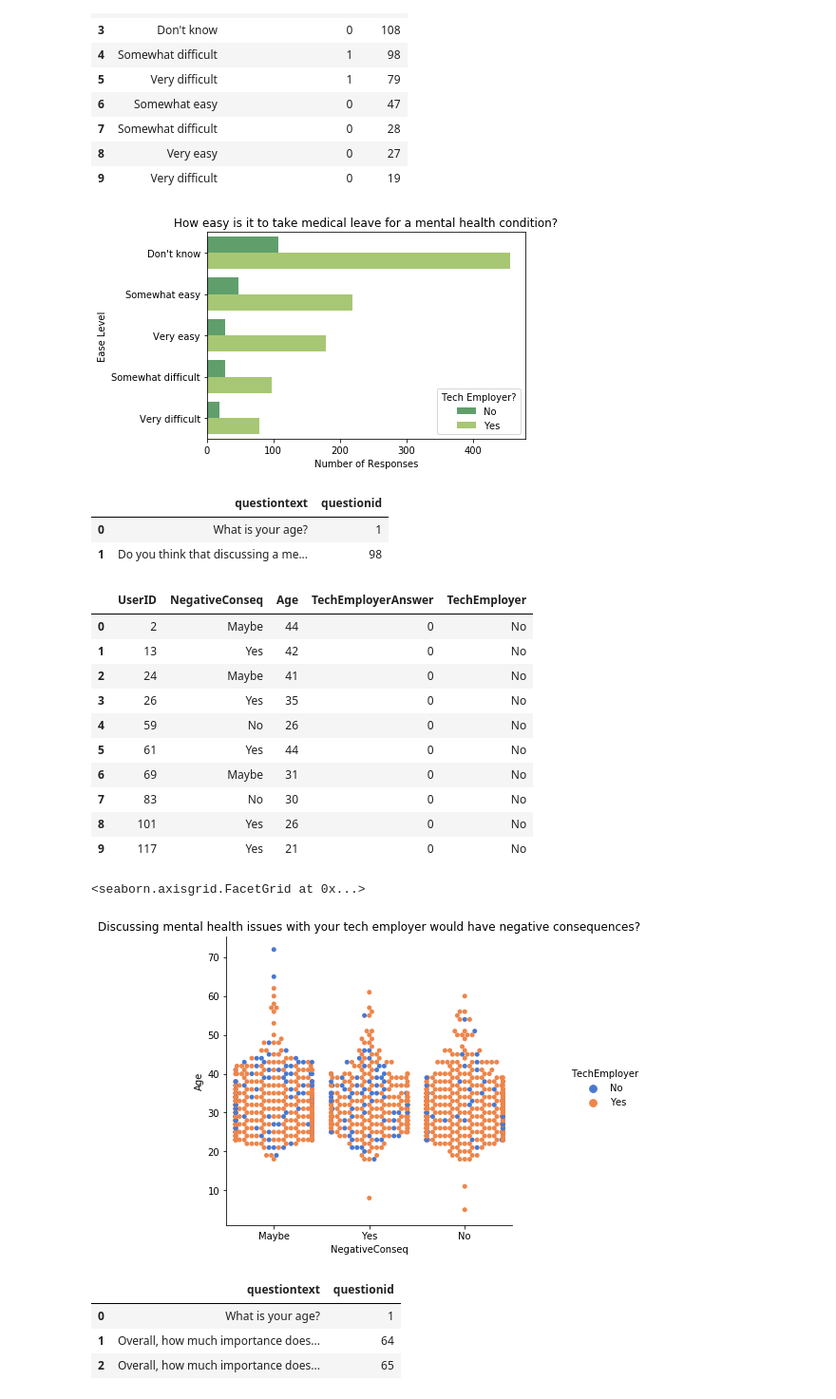
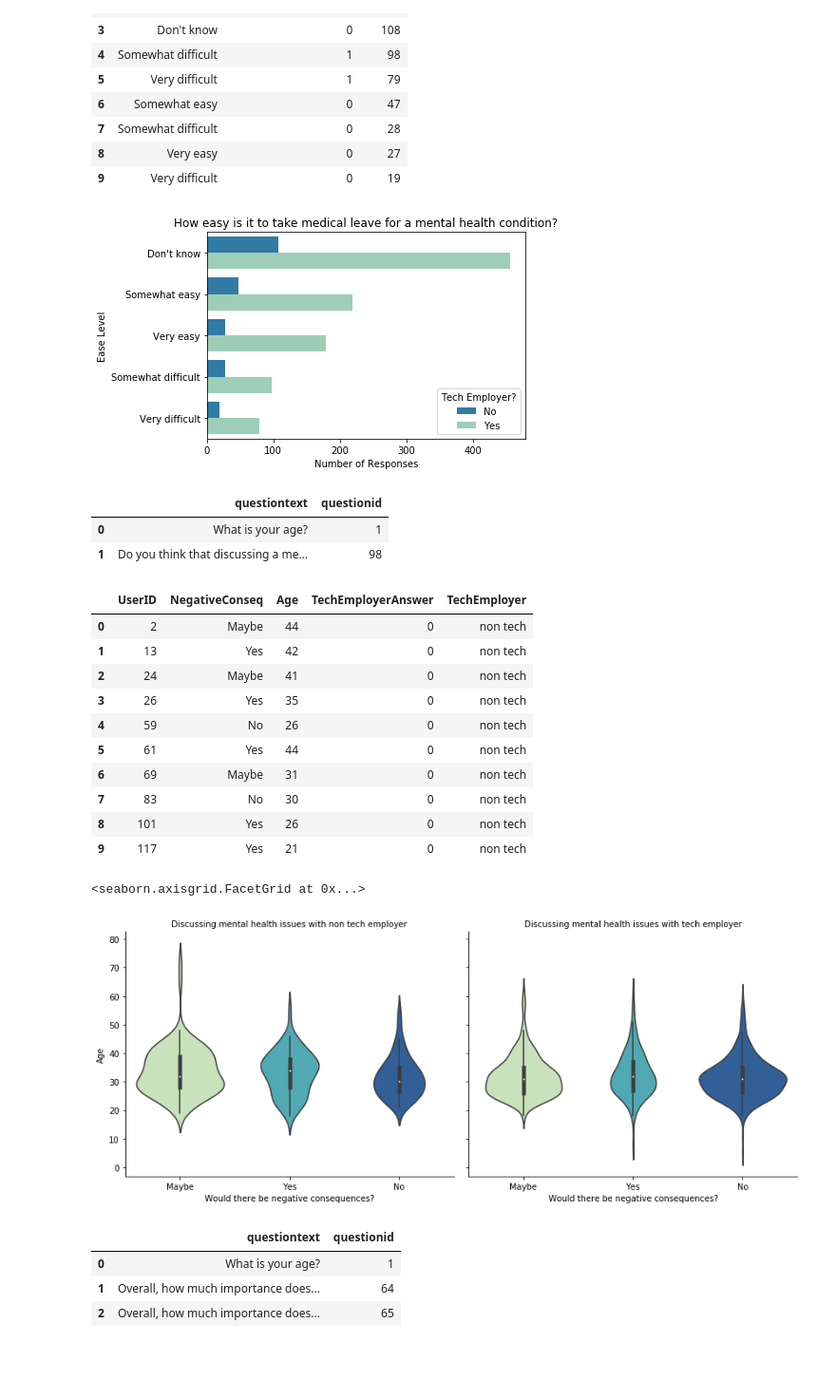
Before and after one commit to laimich/Tech-Mental-Health-Survey-Data-Analysis, a Jupyter notebook: mental_health_survey_data_analysis.ipynb, the cells around one changed output. Shown: that part at 95% size. Drawn from its saved outputs; the diff is of its cells as text; code cells hidden in the pictures; blank space fills up the shorter version.

```diff
--- a/mental_health_survey_data_analysis.ipynb
+++ b/mental_health_survey_data_analysis.ipynb
@@ -104,7 +101,7 @@ df_query1b
 | 9 | Very difficult | 0 | 19 |
 # %%
 # how easy to take medical leave, show diff btwn tech/non tech company
-plot_query1b = sns.barplot('Count', 'AnswerText', hue='TechEmployerAnswer', data=df_query1b, palette="summer")
+plot_query1b = sns.barplot('Count', 'AnswerText', hue='TechEmployerAnswer', data=df_query1b, palette="YlGnBu_r")
 
 plot_query1b.set_title("How easy is it to take medical leave for a mental health condition?")
 plot_query1b.set_xlabel('Number of Responses')
@@ -115,5 +112,5 @@ legend.set_title('Tech Employer?')
 labels = ['No', 'Yes']
 for t, l in zip(legend.texts, labels): t.set_text(l)
 # %% [output]
-[figure, old version]
+[figure, new version]
 # %%
@@ -143,26 +141,30 @@ df_query2 = pd.read_sql_query("""
     """, con)
 
 # add column for alternate text labels
-df_query2['TechEmployer'] = df_query2['TechEmployerAnswer'].replace({0: 'No', 1: 'Yes'})
+df_query2['TechEmployer'] = df_query2['TechEmployerAnswer'].replace({0: 'non tech', 1: 'tech'})
 
 df_query2.head(10)
 # %% [output]
 |  | UserID | NegativeConseq | Age | TechEmployerAnswer | TechEmployer |
-| 0 | 2 | Maybe | 44 | 0 | No |
-| 1 | 13 | Yes | 42 | 0 | No |
-| 2 | 24 | Maybe | 41 | 0 | No |
-| 3 | 26 | Yes | 35 | 0 | No |
-| 4 | 59 | No | 26 | 0 | No |
-| 5 | 61 | Yes | 44 | 0 | No |
-| 6 | 69 | Maybe | 31 | 0 | No |
-| 7 | 83 | No | 30 | 0 | No |
-| 8 | 101 | Yes | 26 | 0 | No |
-| 9 | 117 | Yes | 21 | 0 | No |
+| 0 | 2 | Maybe | 44 | 0 | non tech |
+| 1 | 13 | Yes | 42 | 0 | non tech |
+| 2 | 24 | Maybe | 41 | 0 | non tech |
+| 3 | 26 | Yes | 35 | 0 | non tech |
+| 4 | 59 | No | 26 | 0 | non tech |
+| 5 | 61 | Yes | 44 | 0 | non tech |
+| 6 | 69 | Maybe | 31 | 0 | non tech |
+| 7 | 83 | No | 30 | 0 | non tech |
+| 8 | 101 | Yes | 26 | 0 | non tech |
+| 9 | 117 | Yes | 21 | 0 | non tech |
 # %%
-# plot_query2 = sns.catplot('NegativeConseq', 'Age', hue='TechEmployer', kind='swarm', data=df_query2, palette="muted")
+plot_query2 = sns.catplot('NegativeConseq', 'Age', col='TechEmployer', aspect=1.2,
+                          scale='count', line_width=.3,
+                          kind='violin', data=df_query2, palette="YlGnBu")
 
-# plot_query2.set(title='Discussing mental health issues with your tech employer would have negative consequences?')
+plot_query2.set(xlabel='Would there be negative consequences?')
+plot_query2.set_titles("Discussing mental health issues with {col_name} employer")
+#                 title='Discussing mental health issues with your employer')
 # %% [output]
 <seaborn.axisgrid.FacetGrid at 0x...>
-[figure, old version]
+[figure, new version]
 # %%
```
Also changed, not shown: parts of 14 cells of this notebook.
